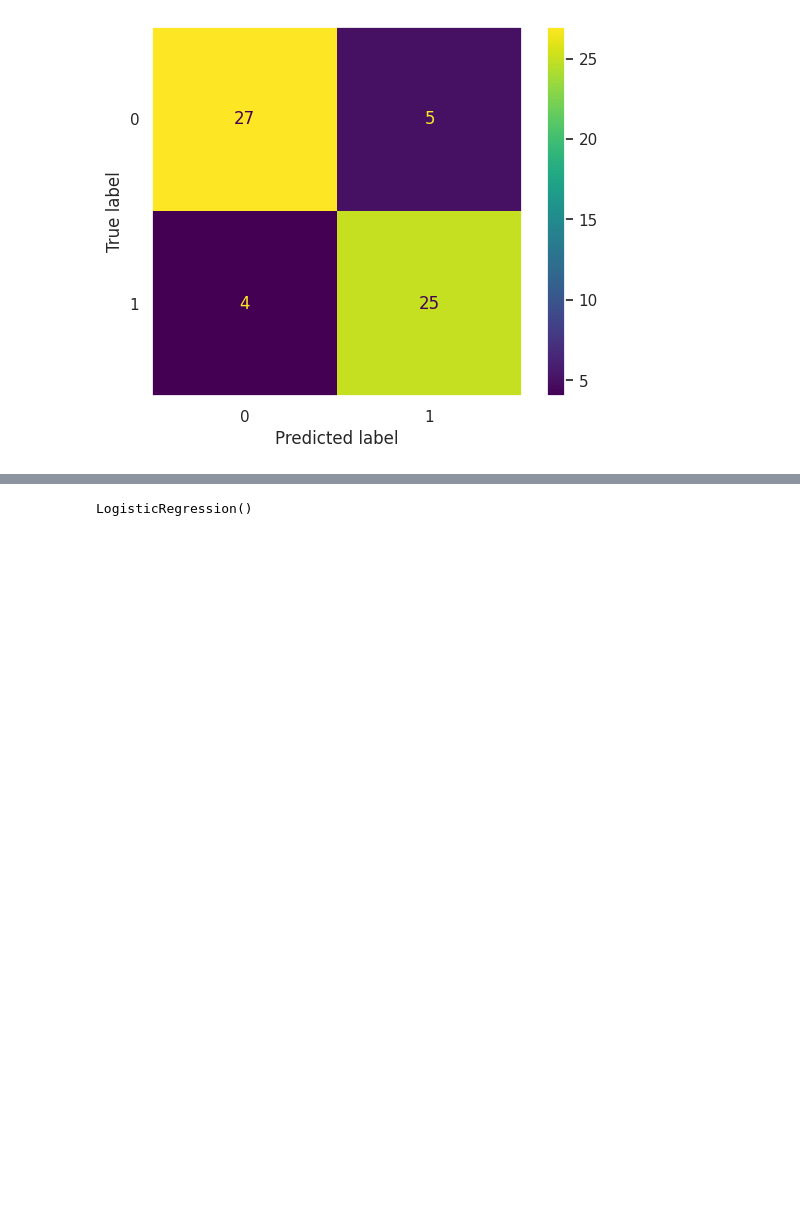
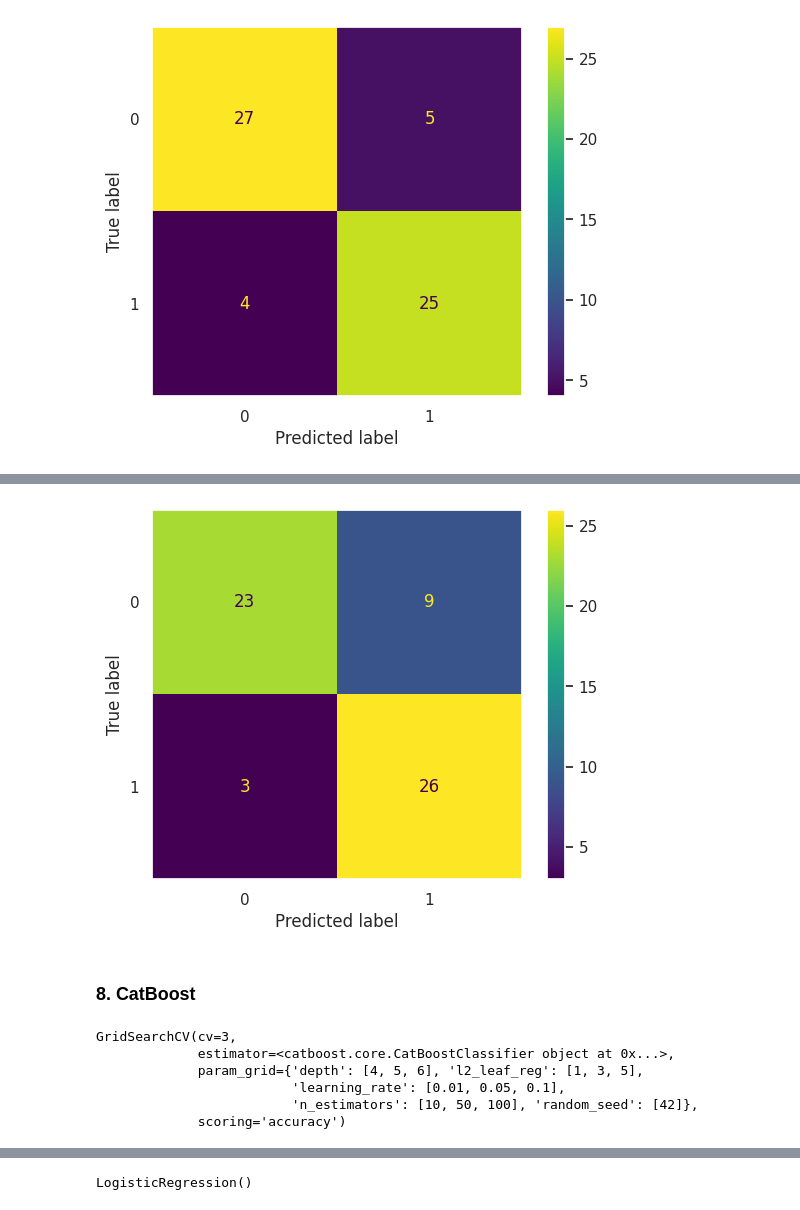
Before and after one commit to sakethyalamanchili/Kaggle-Notebooks, a Jupyter notebook: heart-disease-prediction-with-ml.ipynb, the cells around one changed output, grey strips where cells are left out. Cells and saved outputs as stored; diff of their text form; code cells hidden in the pictures; blank space fills up the shorter version.

```diff
--- a/heart-disease-prediction-with-ml.ipynb
+++ b/heart-disease-prediction-with-ml.ipynb
@@ -1113,0 +1045,28 @@ weighted avg       0.85      0.85      0.85        61
+# %%
+ConfusionMatrixDisplay.from_predictions(y_test, xgb_gridcv.predict(X_test));
+# %% [output]
+[figure, added]
+# %% [markdown]
+### 8. CatBoost
+# %%
+cat_param = {
+    'learning_rate': [0.01, 0.05, 0.1],
+    'depth': [4, 5, 6],
+    'n_estimators': [10, 50, 100],
+    'l2_leaf_reg': [1, 3, 5],
+    'random_seed': [42]
+}
+
+cat_gridcv = GridSearchCV(estimator=CatBoostClassifier(verbose=False),
+                          param_grid=cat_param,
+                          cv=3,
+                          scoring='accuracy')
+
+cat_gridcv.fit(X_train, y_train)
+# %% [output]
+GridSearchCV(cv=3,
+             estimator=<catboost.core.CatBoostClassifier object at 0x...>,
+             param_grid={'depth': [4, 5, 6], 'l2_leaf_reg': [1, 3, 5],
+                         'learning_rate': [0.01, 0.05, 0.1],
+                         'n_estimators': [10, 50, 100], 'random_seed': [42]},
+             scoring='accuracy')
```
Also changed, not shown: parts of 42 cells of this notebook.
